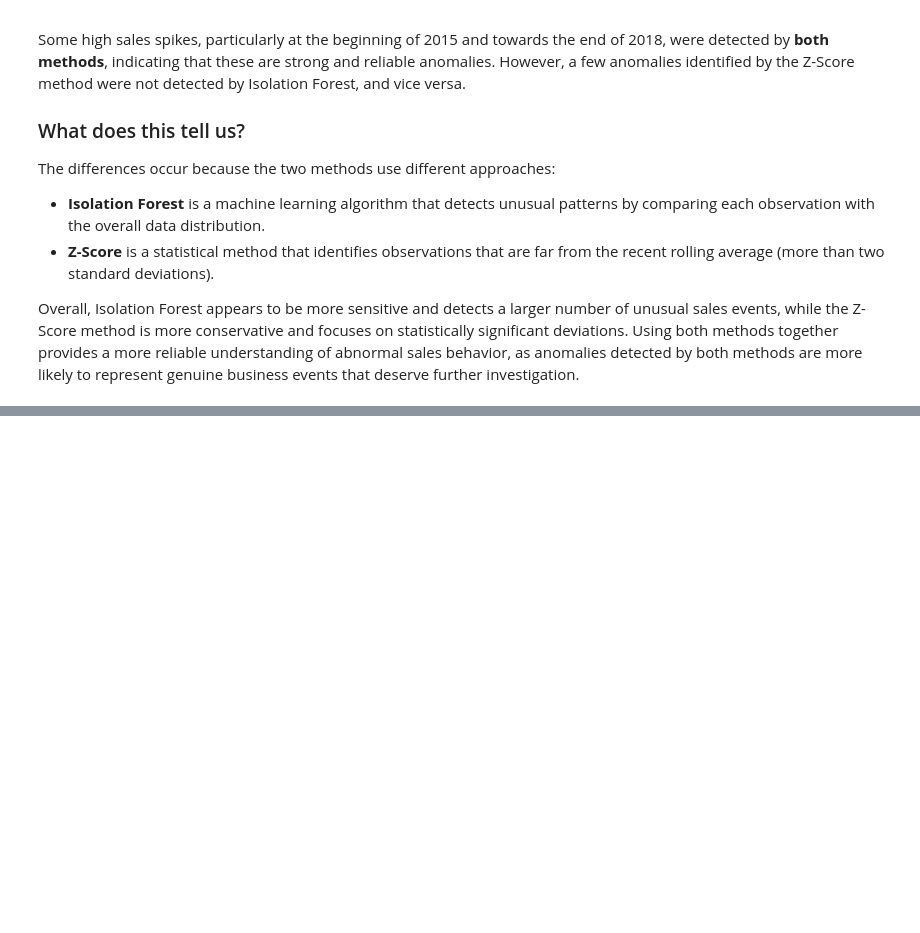
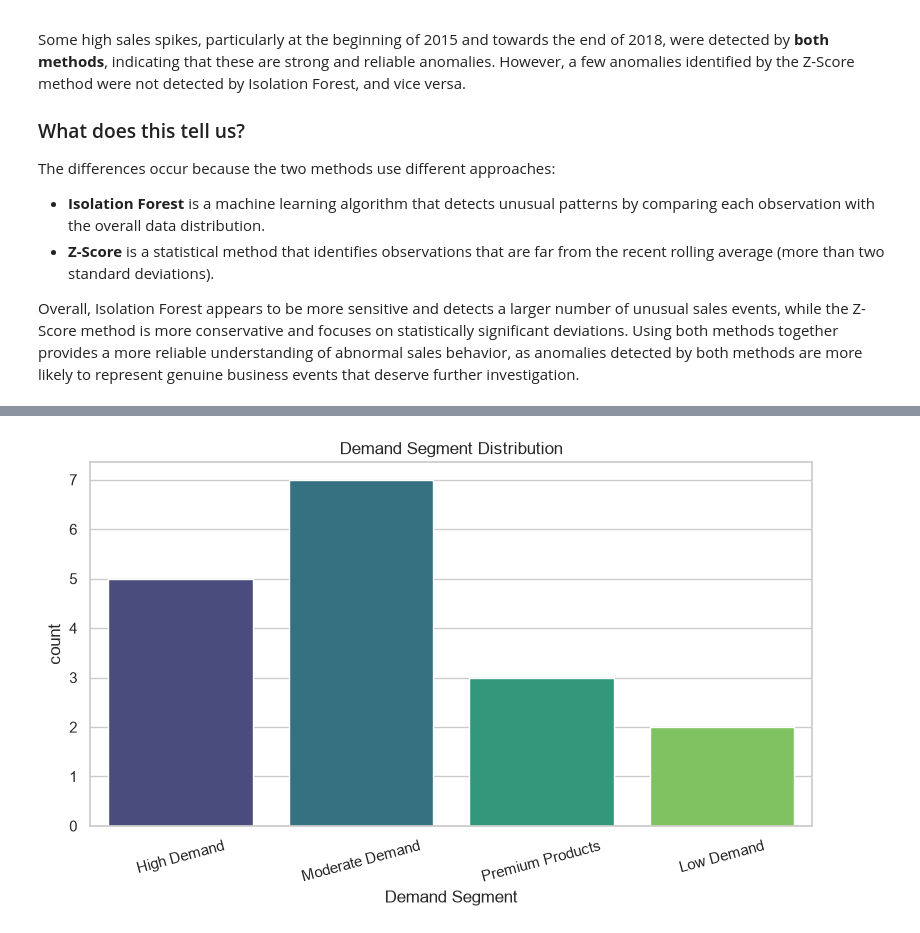
Before and after one commit to Divesh455/XYlofy_AI_Internship, a Jupyter notebook: SalesForecasting_DiveshMatkar/Notebooks/analysis.ipynb, the cells around one changed output, grey strips where cells are left out. Cells and saved outputs as stored; diff of their text form; code cells hidden in the pictures; blank space fills up the shorter version.

```diff
--- a/SalesForecasting_DiveshMatkar/Notebooks/analysis.ipynb
+++ b/SalesForecasting_DiveshMatkar/Notebooks/analysis.ipynb
@@ -2558,0 +2736,40 @@ Overall, Isolation Forest appears to be more sensitive and detects a larger numb
+# %%
+cluster_labels = {
+
+    0:"High Demand",
+
+    1:"Moderate Demand",
+
+    2:"Low Demand",
+
+    3:"Premium Products"
+
+}
+
+product_data["Demand Segment"] = (
+
+    product_data["Cluster"]
+
+    .map(cluster_labels)
+
+)
+# %%
+plt.figure(figsize=(8,5))
+
+sns.countplot(
+
+    data=product_data,
+
+    x="Demand Segment",
+
+    palette="viridis"
+
+)
+
+plt.xticks(rotation=15)
+
+plt.title("Demand Segment Distribution")
+
+save_chart("53_segment_distribution")
+# %% [output]
+[figure, added]
```
Also changed, not shown: parts of 19 cells of this notebook, 12 other files.
